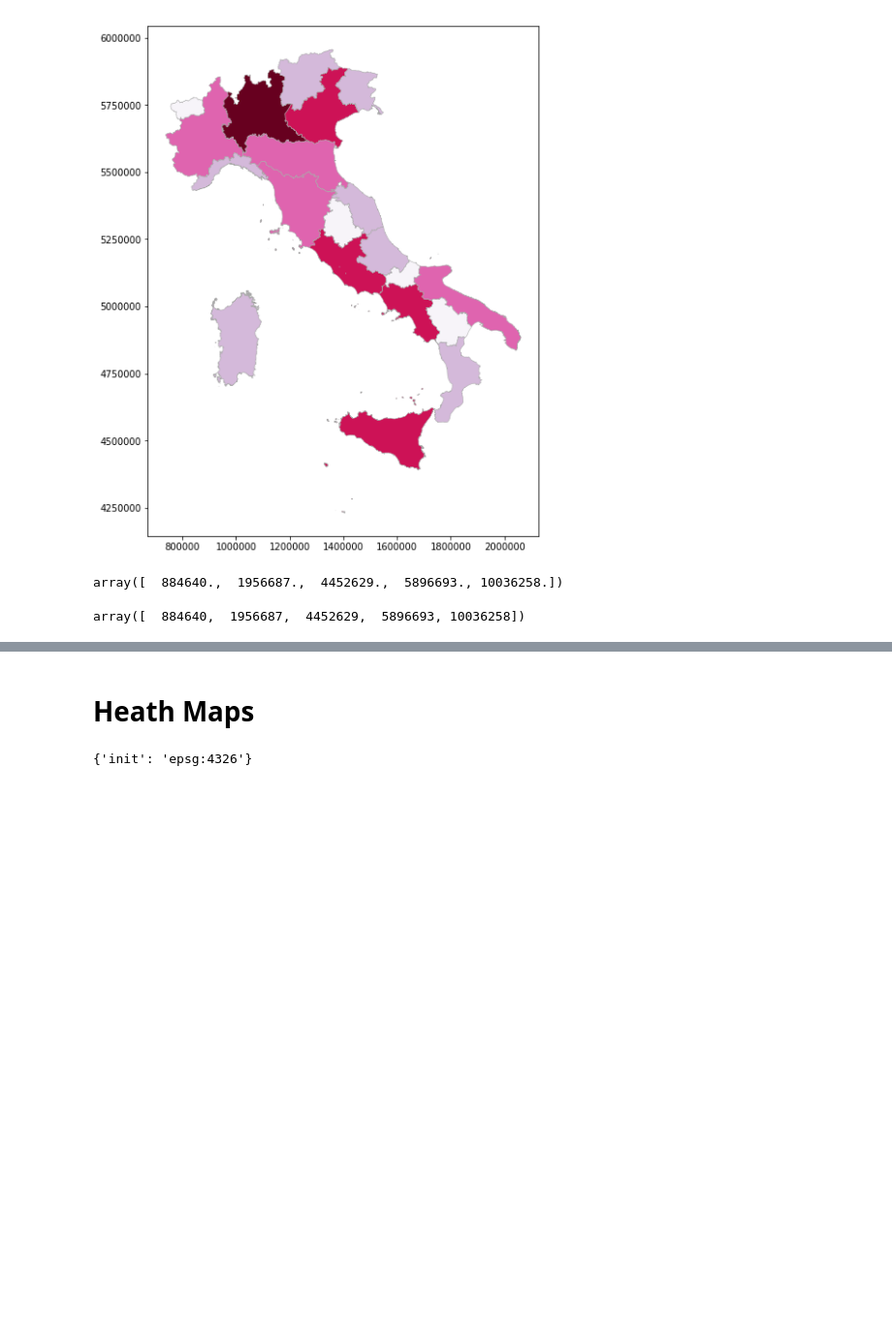
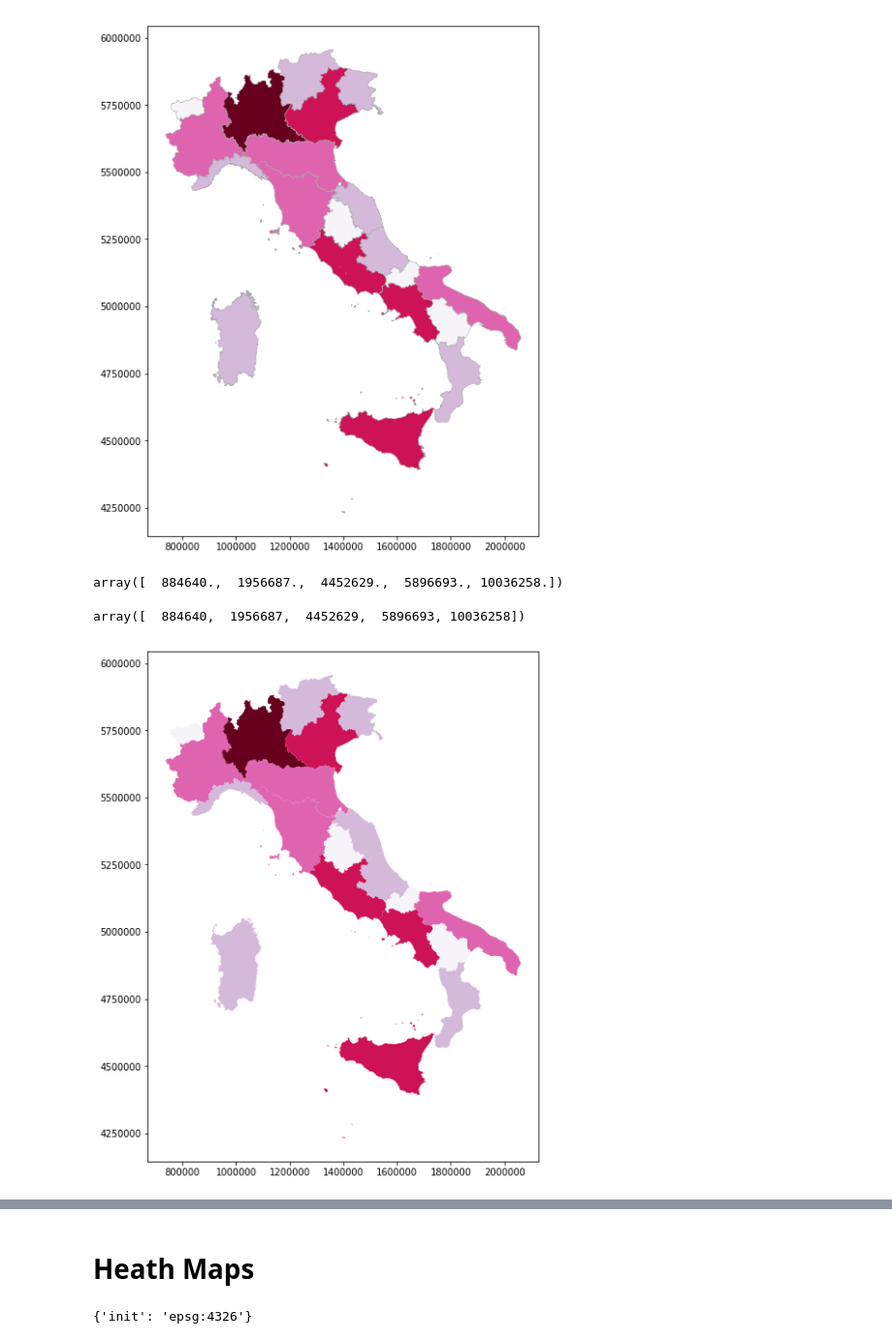
Before and after one commit to napo/geospatial_bigdive, a Jupyter notebook: 03 - Visualizing Geospatial Data #bigdive8.ipynb, the cells around one changed output, grey strips where cells are left out. Shown at 97% size. Cells and saved outputs as stored; diff of their text form; code cells hidden in the pictures; blank space fills up the shorter version.

```diff
--- a/03 - Visualizing Geospatial Data #bigdive8.ipynb
+++ b/03 - Visualizing Geospatial Data #bigdive8.ipynb
@@ -268,3 +214 @@ for i in idx_vda:
-# %%
-total_people_regions = italianpeople_regions[(italianpeople_regions.Sesso=='totale') & (italianpeople_regions['Stato civile'] =='totale') & (italianpeople_regions.Età == 'totale')]
 # %%
@@ -361,3 +323,7 @@ fisher_jenks=pi.viz.mapclassify.Fisher_Jenks(geo_people_italian_regions.Value)
 fisher_jenks.bins
 # %% [output]
 array([  884640,  1956687,  4452629,  5896693, 10036258])
+# %%
+geo_people_italian_regions.plot(linewidth = 0.5, figsize=(10,10),column='Value', cmap='PuRd', scheme='fisher_jenks');
+# %% [output]
+[figure, added]
```
Also changed, not shown: parts of 27 cells of this notebook, 1 other file.
